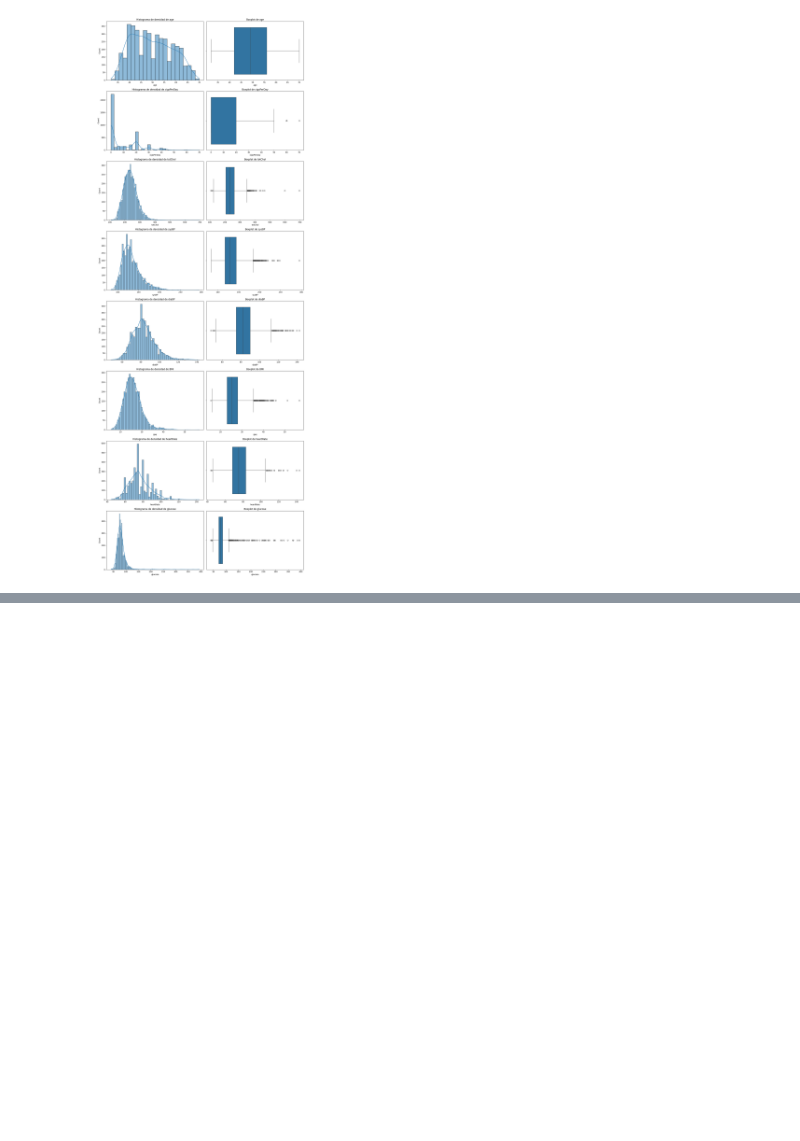
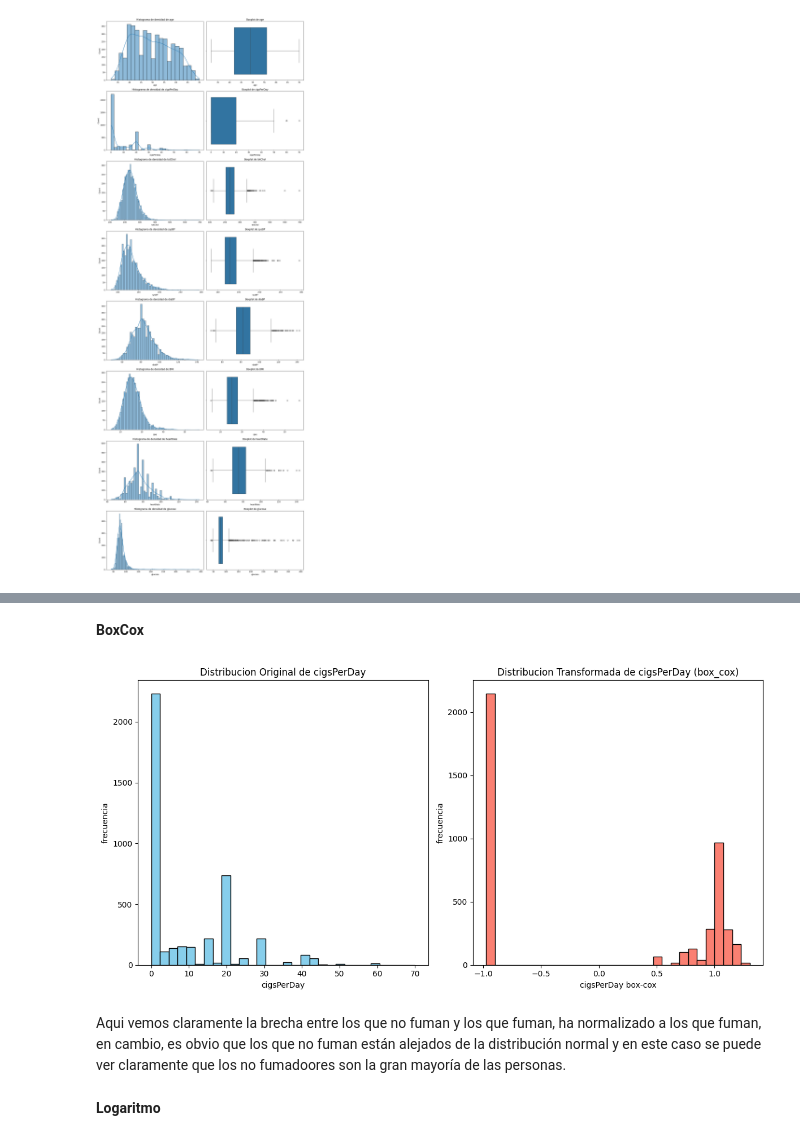
Before and after one commit to alejandrofanye/trabajo_individual_health_lifestyle_alejandrofan-yezhang, a Jupyter notebook: src/EDA.ipynb, the cells around one changed output, grey strips where cells are left out. Drawn from its saved outputs; the diff is of its cells as text; code cells hidden in the pictures; blank space fills up the shorter version.

Commit message:
Cambios en el Análisis Univariable

```diff
--- a/src/EDA.ipynb
+++ b/src/EDA.ipynb
@@ -170,0 +204,30 @@ plt.show()
+# %% [markdown]
+**BoxCox**
+# %%
+pt=PowerTransformer(method="box-cox")
+df['cigsPerDay_Box']=pt.fit_transform(df[["cigsPerDay"]]+0.001) #el +0.001 porque necesitamos extrictamente valores positivos
+
+plt.figure(figsize=(12,6))
+
+#histograma de la distribucion original de "fare"
+plt.subplot(1,2,1)
+plt.hist(df['cigsPerDay'],bins=30,color="skyblue",edgecolor="k")
+plt.title("Distribucion Original de cigsPerDay")
+plt.xlabel("cigsPerDay")
+plt.ylabel("frecuencia")
+
+#histograma de la distribucion transformada de "fare_box-cox"
+plt.subplot(1,2,2)
+plt.hist(df['cigsPerDay_Box'],bins=30,color="salmon",edgecolor="k")
+plt.title("Distribucion Transformada de cigsPerDay (box_cox)")
+plt.xlabel("cigsPerDay box-cox")
+plt.ylabel("frecuencia")
+
+plt.tight_layout()
+plt.show()
+# %% [output]
+[figure, added]
+# %% [markdown]
+Aqui vemos claramente la brecha entre los que no fuman y los que fuman, ha normalizado a los que fuman, en cambio, es obvio que los que no fuman están alejados de la distribución normal y en este caso se puede ver claramente que los no fumadoores son la gran mayoría de las personas.
+# %% [markdown]
+**Logaritmo**
```
Also changed, not shown: parts of 9 cells of this notebook.
